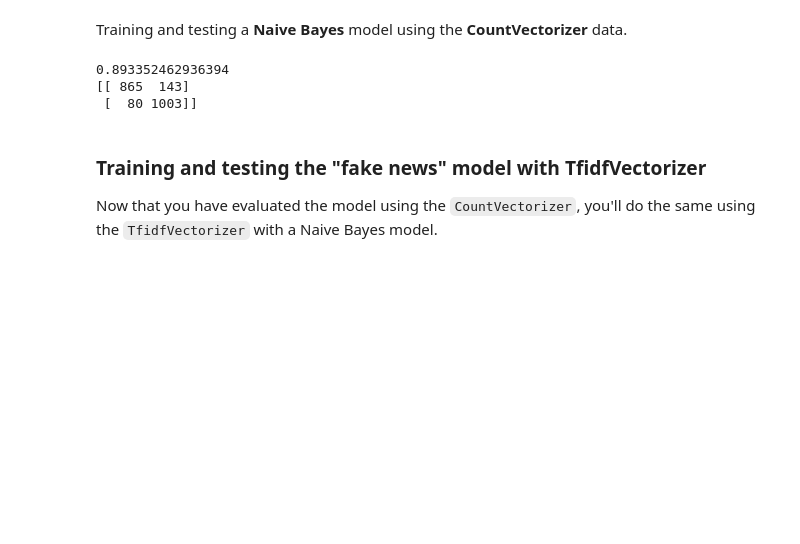
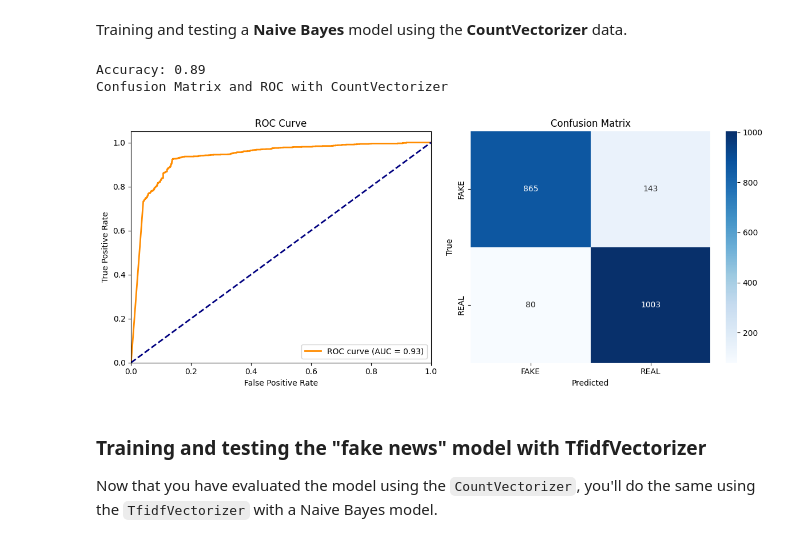
Before and after one commit to mohd-faizy/Natural_Language_Processing_in_Python, a Jupyter notebook: 01-NLP-basics/04_fake_news_classifier.ipynb, the cells around one changed output. Drawn from its saved outputs; the diff is of its cells as text; code cells hidden in the pictures; blank space fills up the shorter version.

```diff
--- a/01-NLP-basics/04_fake_news_classifier.ipynb
+++ b/01-NLP-basics/04_fake_news_classifier.ipynb
@@ -283,30 +283,61 @@ False
 - `Model Selection`: Choose wisely based on data and task requirements.
 # %% [markdown]
 Training and testing a **Naive Bayes** model using the **CountVectorizer** data.
-# %%
-from sklearn.naive_bayes import MultinomialNB
-from sklearn.metrics import accuracy_score, confusion_matrix
-
-# Instantiate a Multinomial Naive Bayes classifier: nb_classifier
-nb_classifier = MultinomialNB()
-
-# Fit the classifier to the training data
-nb_classifier.fit(count_train, y_train)
-
-# Create the predicted tags: pred
-pred = nb_classifier.predict(count_test)
-
-# Calculate the accuracy score: score
-score = accuracy_score(y_test, pred)
-print(score)
-
-# Calculate the confusion matrix: cm
-cm =confusion_matrix(y_test, pred, labels=['FAKE', 'REAL'])
-print(cm)
-# %% [output]
-0.893352462936394
-[[ 865  143]
- [  80 1003]]
+# %%
+from sklearn.naive_bayes import MultinomialNB
+from sklearn.metrics import accuracy_score, confusion_matrix, roc_curve, roc_auc_score
+import matplotlib.pyplot as plt
+import seaborn as sns
+
+# Instantiate a Multinomial Naive Bayes classifier: nb_classifier
+nb_classifier = MultinomialNB()
+
+# Fit the classifier to the training data
+nb_classifier.fit(count_train, y_train)
+
+# Create the predicted tags: pred
+pred = nb_classifier.predict(count_test)
+
+# Calculate the accuracy score: score
+accuracy = accuracy_score(y_test, pred)
+print(f"Accuracy: {accuracy:.2f}")
+
+# Calculate the confusion matrix: cm
+cm = confusion_matrix(y_test, pred, labels=['FAKE', 'REAL'])
+print("Confusion Matrix and ROC with CountVectorizer")
+
+# Calculate the ROC curve
+y_pred_prob = nb_classifier.predict_proba(count_test)[:, 1]
+fpr, tpr, thresholds = roc_curve(y_test, y_pred_prob, pos_label='REAL')
+auc = roc_auc_score(y_test, y_pred_prob)
+
+# Plot the ROC curve and the confusion matrix
+plt.figure(figsize=(12, 5))
+
+# Plot ROC curve
+plt.subplot(1, 2, 1)
+plt.plot(fpr, tpr, color='darkorange', lw=2, label=f'ROC curve (AUC = {auc:.2f})')
+plt.plot([0, 1], [0, 1], color='navy', lw=2, linestyle='--')
+plt.xlim([0.0, 1.0])
+plt.ylim([0.0, 1.05])
+plt.xlabel('False Positive Rate')
+plt.ylabel('True Positive Rate')
+plt.title('ROC Curve')
+plt.legend(loc='lower right')
+
+# Plot confusion matrix as a heatmap
+plt.subplot(1, 2, 2)
+sns.heatmap(cm, annot=True, fmt='d', cmap='Blues', xticklabels=['FAKE', 'REAL'], yticklabels=['FAKE', 'REAL'])
+plt.xlabel('Predicted')
+plt.ylabel('True')
+plt.title('Confusion Matrix')
+
+plt.tight_layout()
+plt.show()
+# %% [output]
+Accuracy: 0.89
+Confusion Matrix and ROC with CountVectorizer
+[figure, added]
 # %% [markdown]
 ### Training and testing the "fake news" model with TfidfVectorizer
 Now that you have evaluated the model using the `CountVectorizer`, you'll do the same using the `TfidfVectorizer` with a Naive Bayes model.
```
Also changed, not shown: parts of 7 cells of this notebook, 1 other file.
